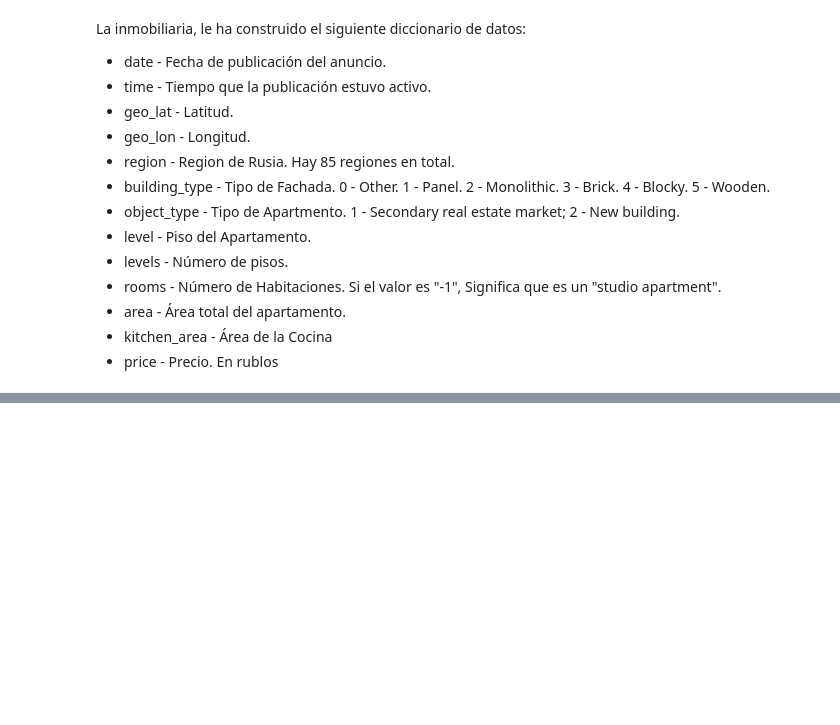
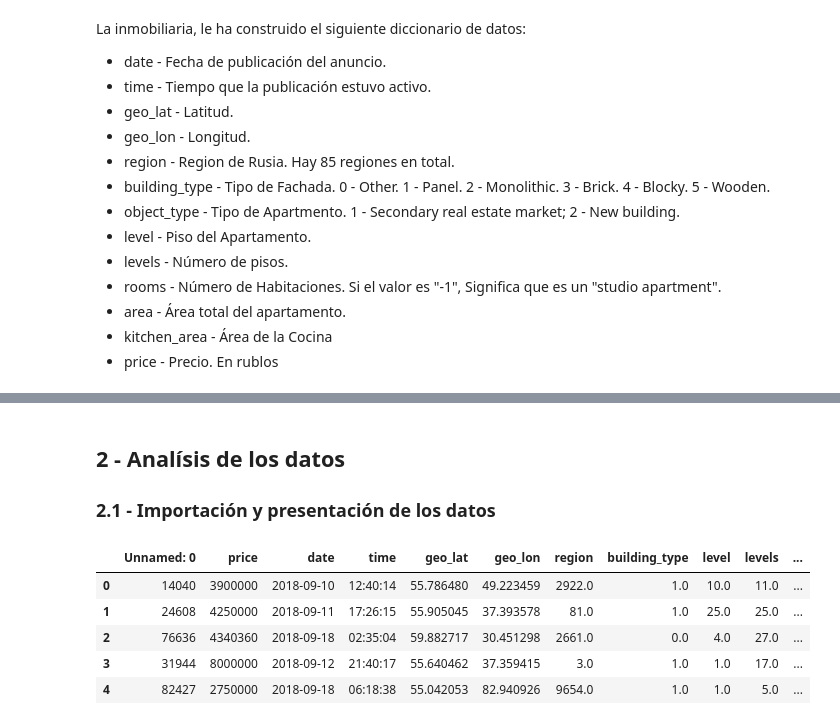
Before and after one commit to ParraDanielF/ML, a Jupyter notebook: Taller 1.ipynb, the cells around one changed output, grey strips where cells are left out. Drawn from its saved outputs; the diff is of its cells as text; code cells hidden in the pictures; blank space fills up the shorter version.

```diff
--- a/Taller 1.ipynb
+++ b/Taller 1.ipynb
@@ -31,0 +53,18 @@ La inmobiliaria, le ha construido el siguiente diccionario de datos:
+# %% [markdown]
+
+## 2 - Analísis de los datos
+### 2.1 - Importación y presentación de los datos
+# %%
+# define the data origin
+#raw_data_url = 'https://github.com/Camilojaravila/202210_MINE-4206_ANALISIS_CON_MACHINE_LEARNING/blob/main/Taller%201/russian_prices.csv';
+raw_data_url = '/Users/danielp/Documents/uni/ML analisys/examples/notebook/202210_MINE-4206_ANALISIS_CON_MACHINE_LEARNING/Taller 1/russian_prices.csv'
+
+data = pd.read_csv(raw_data_url)
+data.head()
+# %% [output]
+|  | Unnamed: 0 | price | date | time | geo_lat | geo_lon | region | building_type | level | levels | ... |
+| 0 | 14040 | 3900000 | 2018-09-10 | 12:40:14 | 55.786480 | 49.223459 | 2922.0 | 1.0 | 10.0 | 11.0 | ... |
+| 1 | 24608 | 4250000 | 2018-09-11 | 17:26:15 | 55.905045 | 37.393578 | 81.0 | 1.0 | 25.0 | 25.0 | ... |
+| 2 | 76636 | 4340360 | 2018-09-18 | 02:35:04 | 59.882717 | 30.451298 | 2661.0 | 0.0 | 4.0 | 27.0 | ... |
+| 3 | 31944 | 8000000 | 2018-09-12 | 21:40:17 | 55.640462 | 37.359415 | 3.0 | 1.0 | 1.0 | 17.0 | ... |
+| 4 | 82427 | 2750000 | 2018-09-18 | 06:18:38 | 55.042053 | 82.940926 | 9654.0 | 1.0 | 1.0 | 5.0 | ... |
```
Also changed, not shown: parts of 6 cells of this notebook.
